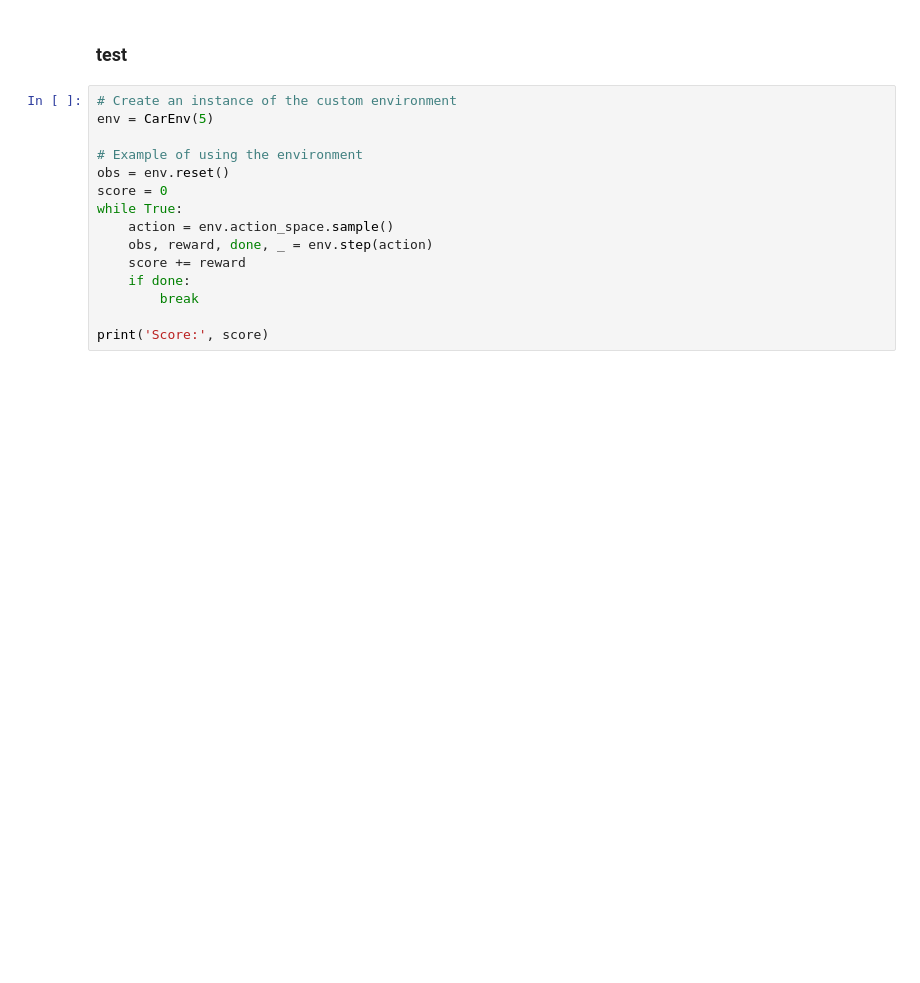
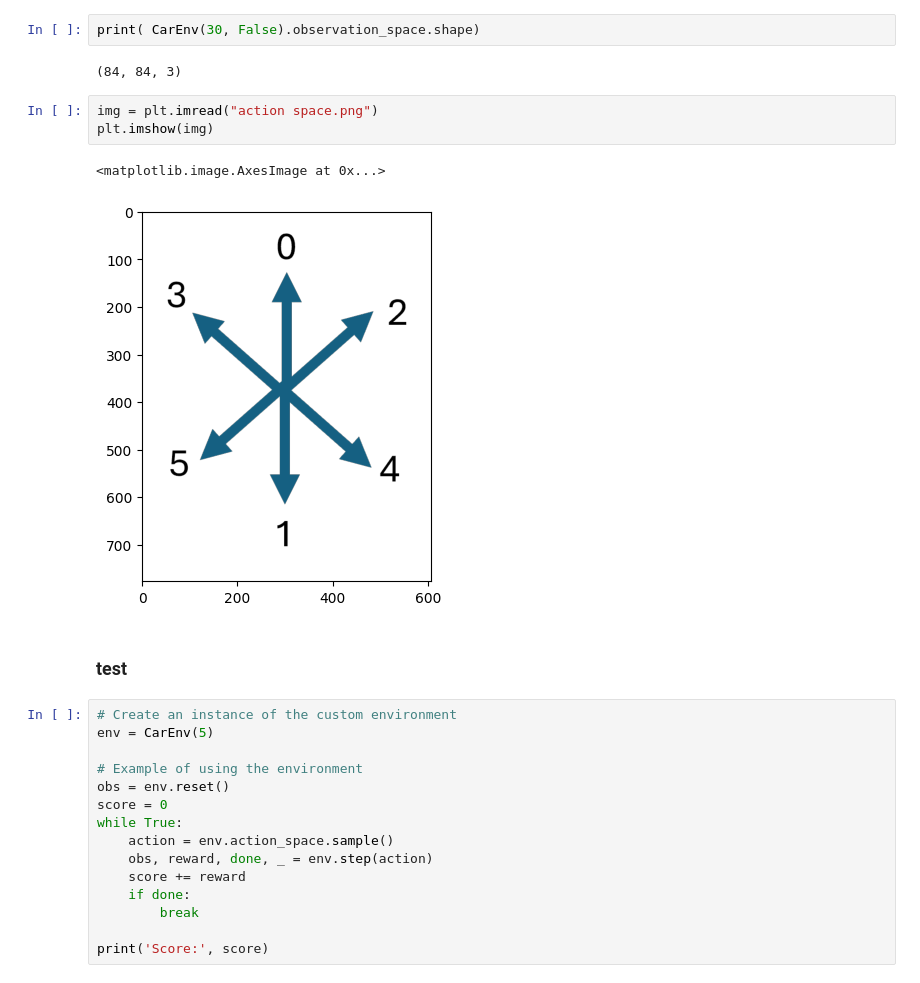
Before and after one commit to matthieuDESTRADE/CarRL, a Jupyter notebook: main.ipynb, the cells around one changed output. Drawn from its saved outputs; the diff is of its cells as text; blank space fills up the shorter version.

```diff
--- a/main.ipynb
+++ b/main.ipynb
@@ -10,3 +22,13 @@ action_dim = 6
+# %%
+print( CarEnv(30, False).observation_space.shape)
+# %% [output]
+(84, 84, 3)
+# %%
+img = plt.imread("action space.png")
+plt.imshow(img)
+# %% [output]
+<matplotlib.image.AxesImage at 0x...>
+[figure, added]
 # %% [markdown]
 ### test
 # %%
```
Also changed, not shown: parts of 19 cells of this notebook, 5 other files.
